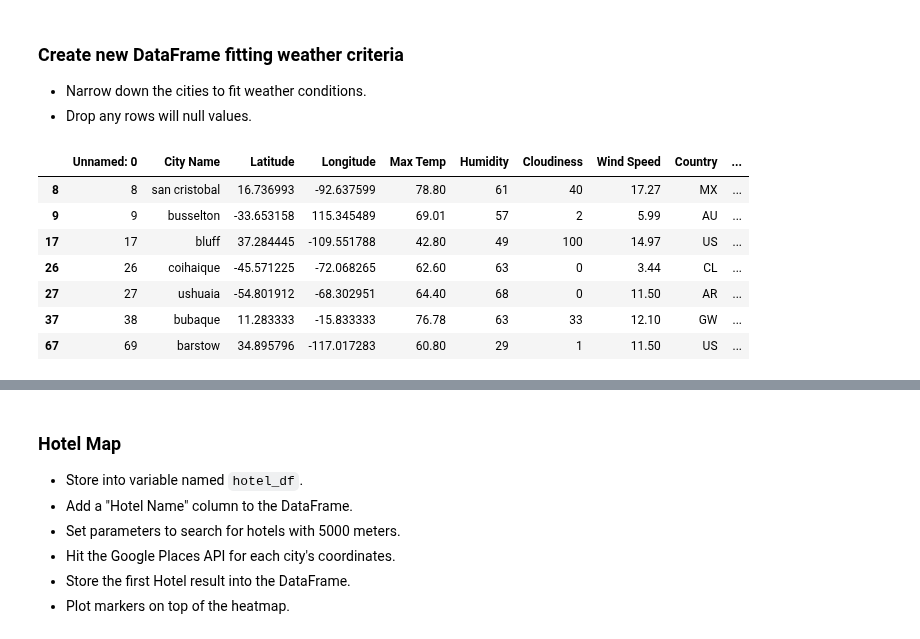
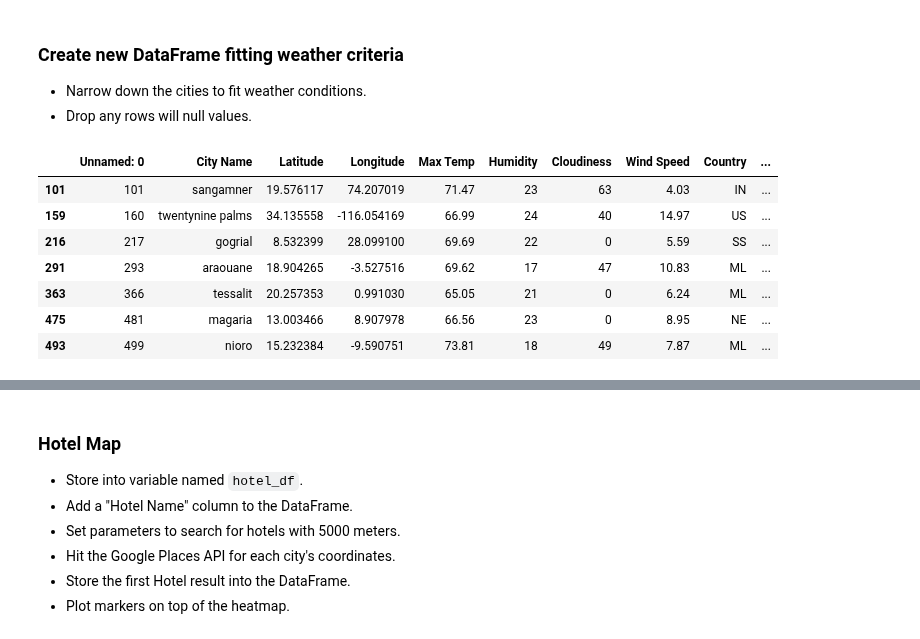
Before and after one commit to chrispope12391/Python-API-Challenge, a Jupyter notebook: VacationPy/VacationPy.ipynb, the cells around one changed output, grey strips where cells are left out. Drawn from its saved outputs; the diff is of its cells as text; code cells hidden in the pictures.

```diff
--- a/VacationPy/VacationPy.ipynb
+++ b/VacationPy/VacationPy.ipynb
@@ -64,19 +64,19 @@ fig
 * Narrow down the cities to fit weather conditions.
 * Drop any rows will null values.
 # %%
-ideal_output = output_data.loc[((output_data['Max Temp'] > 40) &
-                                (output_data['Max Temp'] < 80) &
-                                (output_data['Humidity'] < 70))]
+ideal_output = output_data.loc[((output_data['Max Temp'] > 65) &
+                                (output_data['Max Temp'] < 75) &
+                                (output_data['Humidity'] < 25))]
 ideal_output
 # %% [output]
 |  | Unnamed: 0 | City Name | Latitude | Longitude | Max Temp | Humidity | Cloudiness | Wind Speed | Country | ... |
-| 8 | 8 | san cristobal | 16.736993 | -92.637599 | 78.80 | 61 | 40 | 17.27 | MX | ... |
-| 9 | 9 | busselton | -33.653158 | 115.345489 | 69.01 | 57 | 2 | 5.99 | AU | ... |
-| 17 | 17 | bluff | 37.284445 | -109.551788 | 42.80 | 49 | 100 | 14.97 | US | ... |
-| 26 | 26 | coihaique | -45.571225 | -72.068265 | 62.60 | 63 | 0 | 3.44 | CL | ... |
-| 27 | 27 | ushuaia | -54.801912 | -68.302951 | 64.40 | 68 | 0 | 11.50 | AR | ... |
-| 37 | 38 | bubaque | 11.283333 | -15.833333 | 76.78 | 63 | 33 | 12.10 | GW | ... |
-| 67 | 69 | barstow | 34.895796 | -117.017283 | 60.80 | 29 | 1 | 11.50 | US | ... |
+| 101 | 101 | sangamner | 19.576117 | 74.207019 | 71.47 | 23 | 63 | 4.03 | IN | ... |
+| 159 | 160 | twentynine palms | 34.135558 | -116.054169 | 66.99 | 24 | 40 | 14.97 | US | ... |
+| 216 | 217 | gogrial | 8.532399 | 28.099100 | 69.69 | 22 | 0 | 5.59 | SS | ... |
+| 291 | 293 | araouane | 18.904265 | -3.527516 | 69.62 | 17 | 47 | 10.83 | ML | ... |
+| 363 | 366 | tessalit | 20.257353 | 0.991030 | 65.05 | 21 | 0 | 6.24 | ML | ... |
+| 475 | 481 | magaria | 13.003466 | 8.907978 | 66.56 | 23 | 0 | 8.95 | NE | ... |
+| 493 | 499 | nioro | 15.232384 | -9.590751 | 73.81 | 18 | 49 | 7.87 | ML | ... |
 # %%
 ideal_locations = ideal_output[["Latitude", "Longitude"]].astype(float)
 ideal_humidity = ideal_output['Humidity'].astype(float)
```
Also changed, not shown: parts of 3 cells of this notebook, 4 other files.
